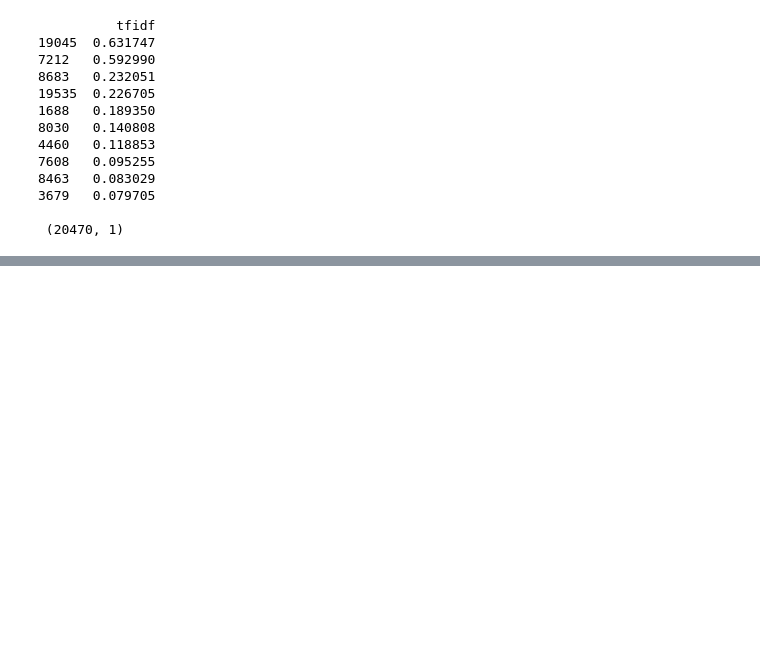
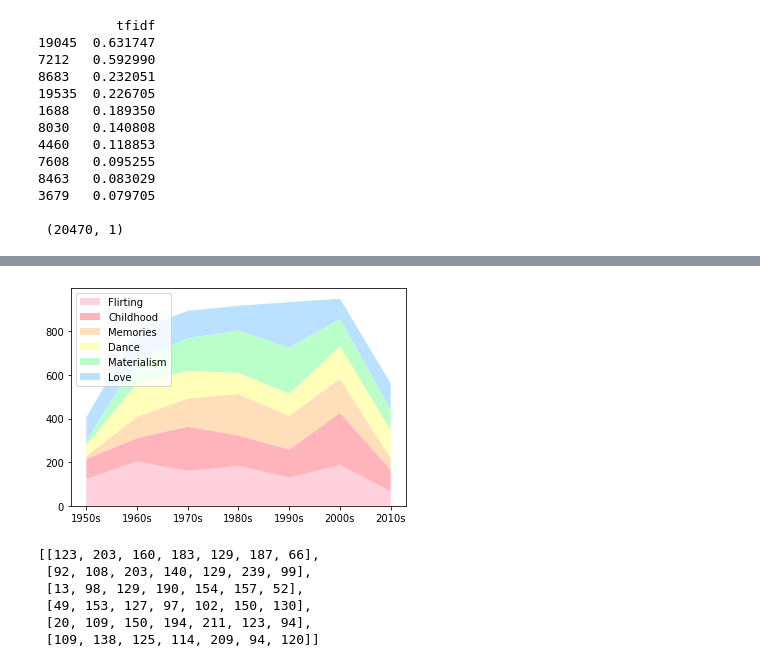
Before and after one commit to abreuboom/nlp-music-similarity, a Jupyter notebook: NLP Project.ipynb, the cells around one changed output, grey strips where cells are left out. Saved outputs shown, nothing was run; the diff lists cells and outputs as text; code cells hidden in the pictures; blank space fills up the shorter version.

```diff
--- a/NLP Project.ipynb
+++ b/NLP Project.ipynb
@@ -776,0 +866,22 @@ Fit 100 clusters
+# %%
+# Plot clusters on graph
+
+# Change directory
+os.chdir('/Users/michelleyoun/Desktop/nlp')
+
+file = pd.read_csv('num_docs.csv', sep = '\t')
+# %%
+# Ignore last row, total
+file = file.iloc[:-1]
+
+# Define x and y
+x = file.columns
+x = x[1:]
+y = []
+
+# Iterate over each row
+for index, rows in file.iterrows():
+    # Create list for the current row
+    data = rows.tolist()
+    data = data[1:]
+    y.append(data)
@@ -776,0 +898,18 @@ Fit 100 clusters
+# %%
+
+
+pal = ['#ffd1dc','#ffb3ba', '#ffdfba', '#ffffba', '#baffc9', '#bae1ff']
+plt.stackplot(x,y, colors = pal, labels=['Flirting','Childhood','Memories','Dance','Materialism','Love'])
+plt.legend(loc = 'upper left')
+plt.show()
+# %% [output]
+[figure, added]
+# %%
+y
+# %% [output]
+[[123, 203, 160, 183, 129, 187, 66],
+ [92, 108, 203, 140, 129, 239, 99],
+ [13, 98, 129, 190, 154, 157, 52],
+ [49, 153, 127, 97, 102, 150, 130],
+ [20, 109, 150, 194, 211, 123, 94],
+ [109, 138, 125, 114, 209, 94, 120]]
```
Also changed, not shown: parts of 16 cells of this notebook.
